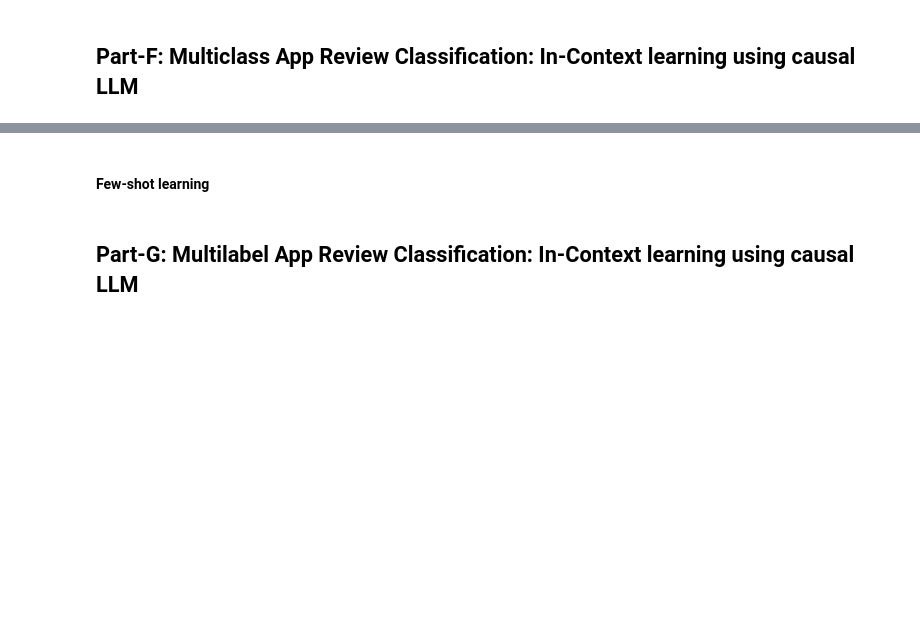
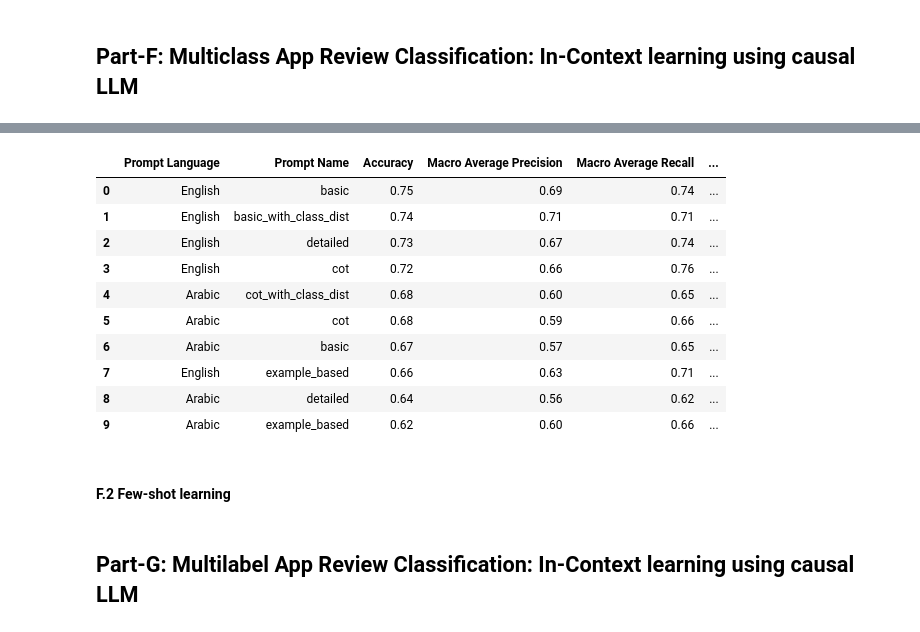
Before and after one commit to Hayder-Aleissa/NLP-Project, a Jupyter notebook: NLP_project.ipynb, the cells around one changed output, grey strips where cells are left out. Drawn from its saved outputs; the diff is of its cells as text; code cells hidden in the pictures; blank space fills up the shorter version.

```diff
--- a/NLP_project.ipynb
+++ b/NLP_project.ipynb
@@ -1984,2 +2804,17 @@ balancing the data in a more efficient way, also more importantly the model seem
+# %%
+summary_df = summarize_zero_shot_results(zero_shot_results)
+display(summary_df)
+# %% [output]
+|  | Prompt Language | Prompt Name | Accuracy | Macro Average Precision | Macro Average Recall | ... |
+| 0 | English | basic | 0.75 | 0.69 | 0.74 | ... |
+| 1 | English | basic_with_class_dist | 0.74 | 0.71 | 0.71 | ... |
+| 2 | English | detailed | 0.73 | 0.67 | 0.74 | ... |
+| 3 | English | cot | 0.72 | 0.66 | 0.76 | ... |
+| 4 | Arabic | cot_with_class_dist | 0.68 | 0.60 | 0.65 | ... |
+| 5 | Arabic | cot | 0.68 | 0.59 | 0.66 | ... |
+| 6 | Arabic | basic | 0.67 | 0.57 | 0.65 | ... |
+| 7 | English | example_based | 0.66 | 0.63 | 0.71 | ... |
+| 8 | Arabic | detailed | 0.64 | 0.56 | 0.62 | ... |
+| 9 | Arabic | example_based | 0.62 | 0.60 | 0.66 | ... |
 # %% [markdown]
-#### Few-shot learning
+#### F.2 Few-shot learning
```
Also changed, not shown: parts of 37 cells of this notebook, 1 other file.
